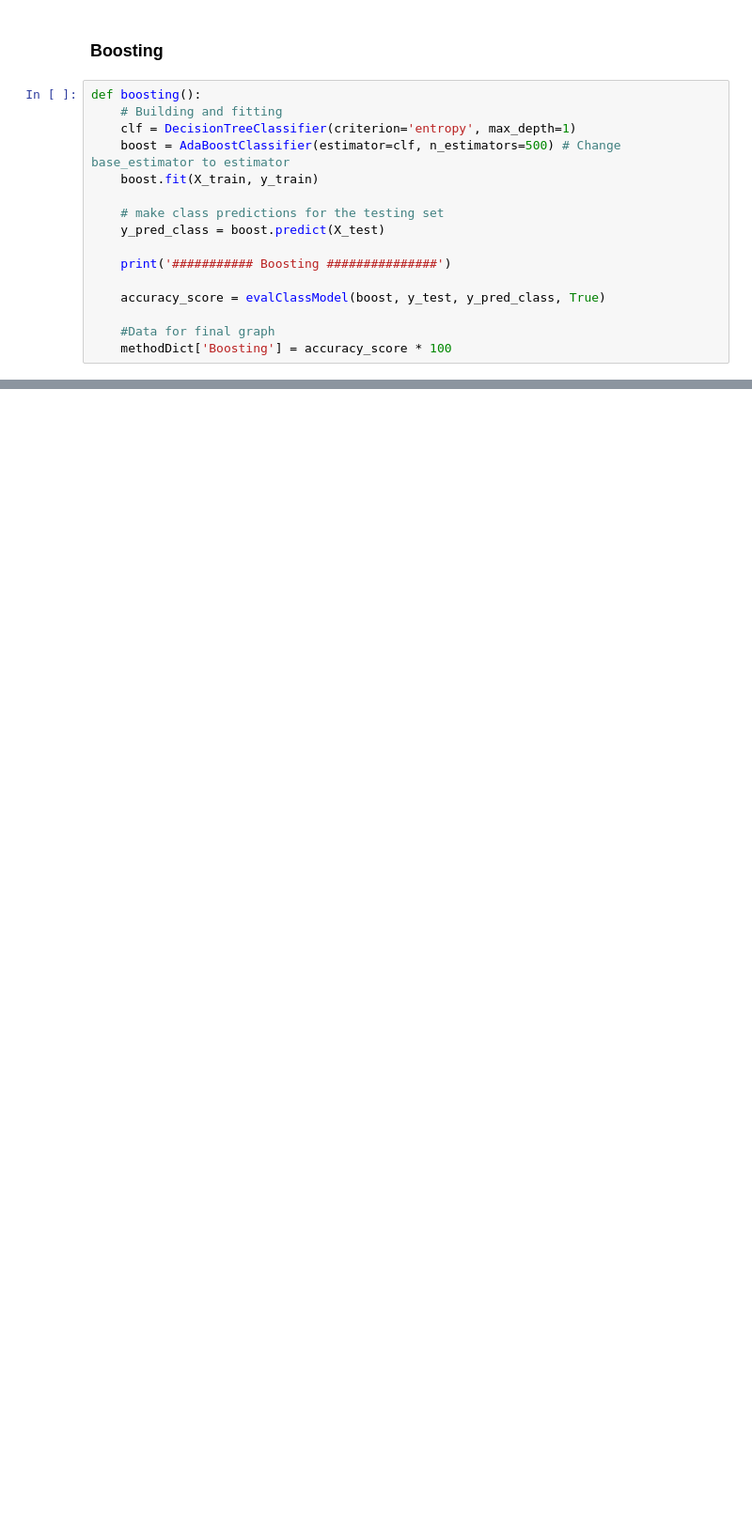
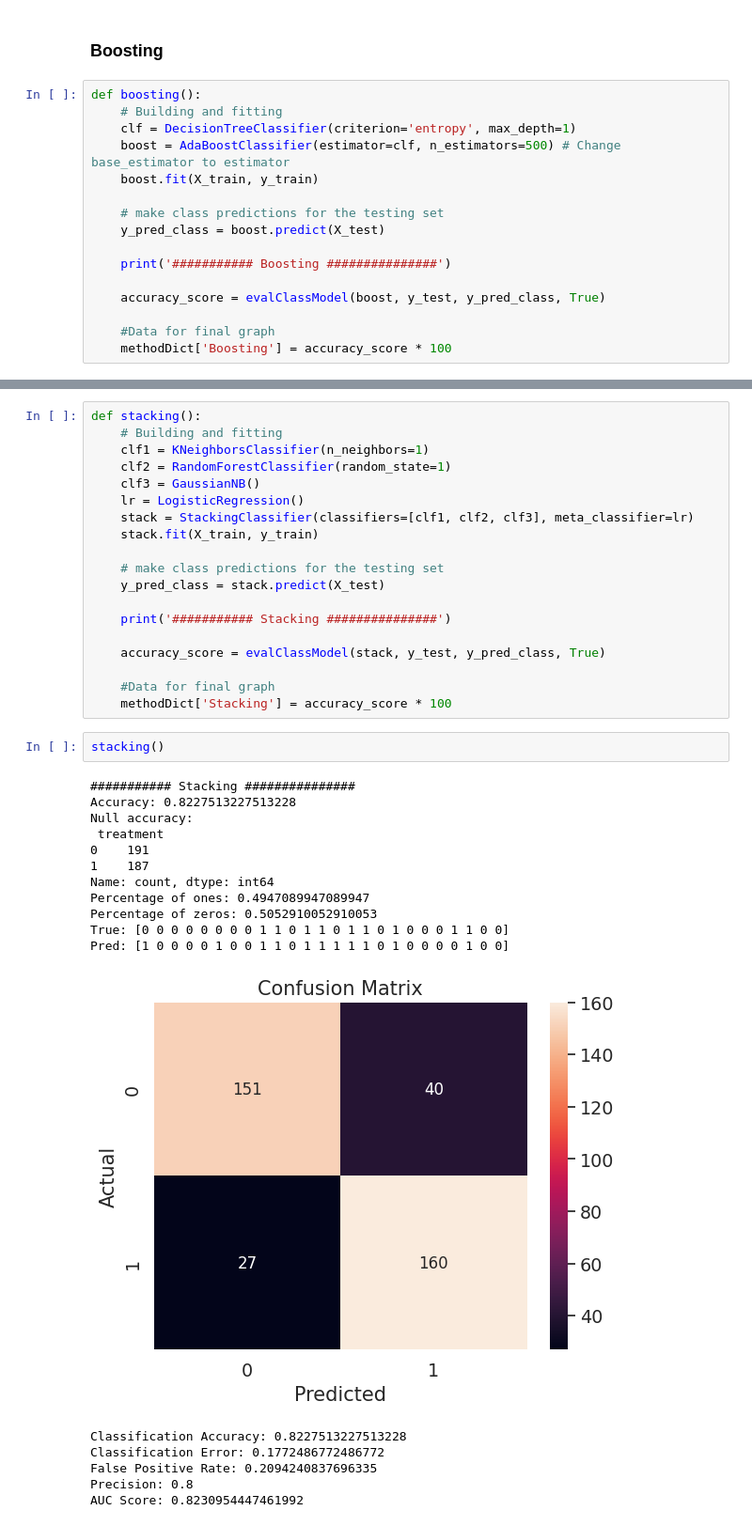
Before and after one commit to Utsavreddy9/Mental_Health_Analyzer, a Jupyter notebook: Mental_Health_Analyzer.ipynb, the cells around one changed output, grey strips where cells are left out. Shown at 94% size. Cells and saved outputs as stored; diff of their text form; blank space fills up the shorter version.

```diff
--- a/Mental_Health_Analyzer.ipynb
+++ b/Mental_Health_Analyzer.ipynb
@@ -1275,0 +1351,39 @@ def boosting():
+# %%
+def stacking():
+    # Building and fitting
+    clf1 = KNeighborsClassifier(n_neighbors=1)
+    clf2 = RandomForestClassifier(random_state=1)
+    clf3 = GaussianNB()
+    lr = LogisticRegression()
+    stack = StackingClassifier(classifiers=[clf1, clf2, clf3], meta_classifier=lr)
+    stack.fit(X_train, y_train)
+
+    # make class predictions for the testing set
+    y_pred_class = stack.predict(X_test)
+
+    print('########### Stacking ###############')
+
+    accuracy_score = evalClassModel(stack, y_test, y_pred_class, True)
+
+    #Data for final graph
+    methodDict['Stacking'] = accuracy_score * 100
+# %%
+stacking()
+# %% [output]
+########### Stacking ###############
+Accuracy: 0.8227513227513228
+Null accuracy:
+ treatment
+0    191
+1    187
+Name: count, dtype: int64
+Percentage of ones: 0.4947089947089947
+Percentage of zeros: 0.5052910052910053
+True: [0 0 0 0 0 0 0 0 1 1 0 1 1 0 1 1 0 1 0 0 0 1 1 0 0]
+Pred: [1 0 0 0 0 1 0 0 1 1 0 1 1 1 1 1 0 1 0 0 0 0 1 0 0]
+[figure, added]
+Classification Accuracy: 0.8227513227513228
+Classification Error: 0.1772486772486772
+False Positive Rate: 0.2094240837696335
+Precision: 0.8
+AUC Score: 0.8230954447461992
```
Also changed, not shown: parts of 4 cells of this notebook.
